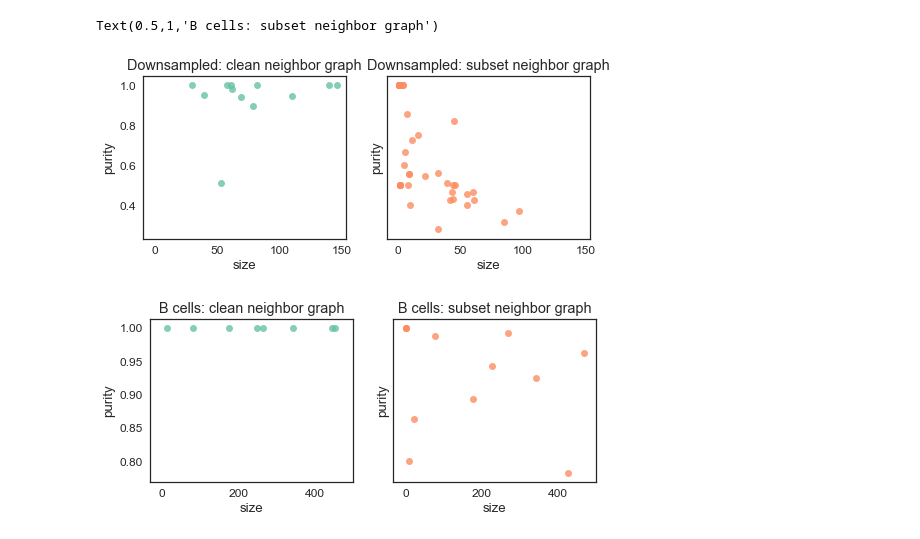
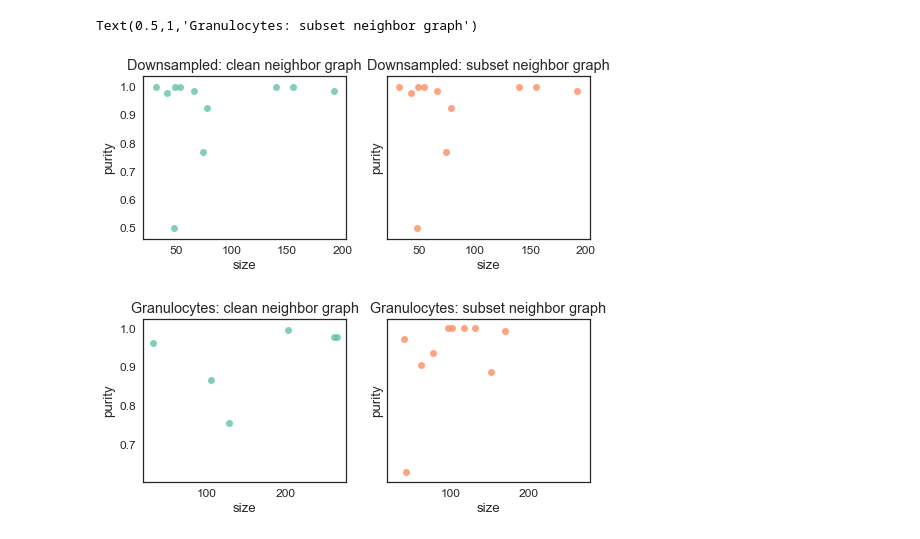
Before and after one commit to chanzuckerberg/cellxgene-compbio-methods, a Jupyter notebook: tabula-muris/neighbor-subgraph-compare.ipynb, the cells around one changed output. Cells and saved outputs as stored; diff of their text form; code cells hidden in the pictures.

```diff
--- a/tabula-muris/neighbor-subgraph-compare.ipynb
+++ b/tabula-muris/neighbor-subgraph-compare.ipynb
@@ -166,0 +172,8 @@ None None
+# %%
+## choose a random root for dpt pseudotime that is present in all three datasets
+random_shared_root = random.choice(get_shared_cellnames(subsampled_clean, gran_clean))
+run_analysis(full, random_shared_root)
+run_analysis(subsampled_subset, random_shared_root)
+run_analysis(subsampled_clean, random_shared_root)
+run_analysis(gran_subset, random_shared_root)
+run_analysis(gran_clean, random_shared_root)
@@ -167,12 +196,5 @@ None None
 # %%
 ## Compare effects on clustering
-sc.tl.louvain(full)
-sc.tl.louvain(small_subset)
-sc.tl.louvain(small_clean)
-sc.tl.louvain(bcell_clean)
-sc.tl.louvain(bcell_subset)
-
-from collections import defaultdict
 
 def calc_cluster_purity(adata, cluster_key, compare_key):
 
@@ -181,39 +203,39 @@ def calc_cluster_purity(adata, cluster_key, compare_key):
 
     cluster_groups = defaultdict(list)
     for cl, cp in zip(clusters, compare):
         cluster_groups[cl].append(cp)
 
     cluster_size =   { cl: len(cp)
                       for cl, cp in cluster_groups.items()}
     cluster_groups = { cl: pd.value_counts(cp)
                       for cl, cp in cluster_groups.items() }
 
     cluster_purity = { cl: cp[0]/cp.sum()
                       for cl, cp in cluster_groups.items()}
 
     return pd.DataFrame({'size': cluster_size, 'purity': cluster_purity})
 
-small_clean_cluster_purity = calc_cluster_purity(small_clean, 'louvain', 'cell_type')
-small_subset_cluster_purity = calc_cluster_purity(small_subset, 'louvain', 'cell_type')
+small_clean_cluster_purity = calc_cluster_purity(subsampled_clean, 'louvain', 'cell_type')
+small_subset_cluster_purity = calc_cluster_purity(subsampled_clean, 'louvain', 'cell_type')
 
 fig, axes = plt.subplots(ncols=2,nrows=1, sharex=True, sharey=True, figsize=(8,3))
 sns.regplot('size', 'purity', small_clean_cluster_purity, fit_reg=False, ax=axes[0])
 axes[0].set_title('Downsampled: clean neighbor graph')
 
 sns.regplot('size', 'purity', small_subset_cluster_purity, fit_reg=False, ax=axes[1])
 axes[1].set_title('Downsampled: subset neighbor graph')
 
 
-bcell_clean_cluster_purity = calc_cluster_purity(bcell_clean, 'louvain', 'cell_type')
-bcell_subset_cluster_purity = calc_cluster_purity(bcell_subset, 'louvain', 'cell_type')
+bcell_clean_cluster_purity = calc_cluster_purity(gran_clean, 'louvain', 'cell_type')
+bcell_subset_cluster_purity = calc_cluster_purity(gran_subset, 'louvain', 'cell_type')
 
 fig, axes = plt.subplots(ncols=2,nrows=1, sharex=True, sharey=True, figsize=(8,3))
 sns.regplot('size', 'purity', bcell_clean_cluster_purity, fit_reg=False, ax=axes[0])
-axes[0].set_title('B cells: clean neighbor graph')
+axes[0].set_title('Granulocytes: clean neighbor graph')
 
 sns.regplot('size', 'purity', bcell_subset_cluster_purity, fit_reg=False, ax=axes[1])
-axes[1].set_title('B cells: subset neighbor graph')
+axes[1].set_title('Granulocytes: subset neighbor graph')
 # %% [output]
-Text(0.5,1,'B cells: subset neighbor graph')
+Text(0.5,1,'Granulocytes: subset neighbor graph')
-[figure, old version]
+[figure, new version]
-[figure, old version]
+[figure, new version]
```
Also changed, not shown: parts of 12 cells of this notebook.
